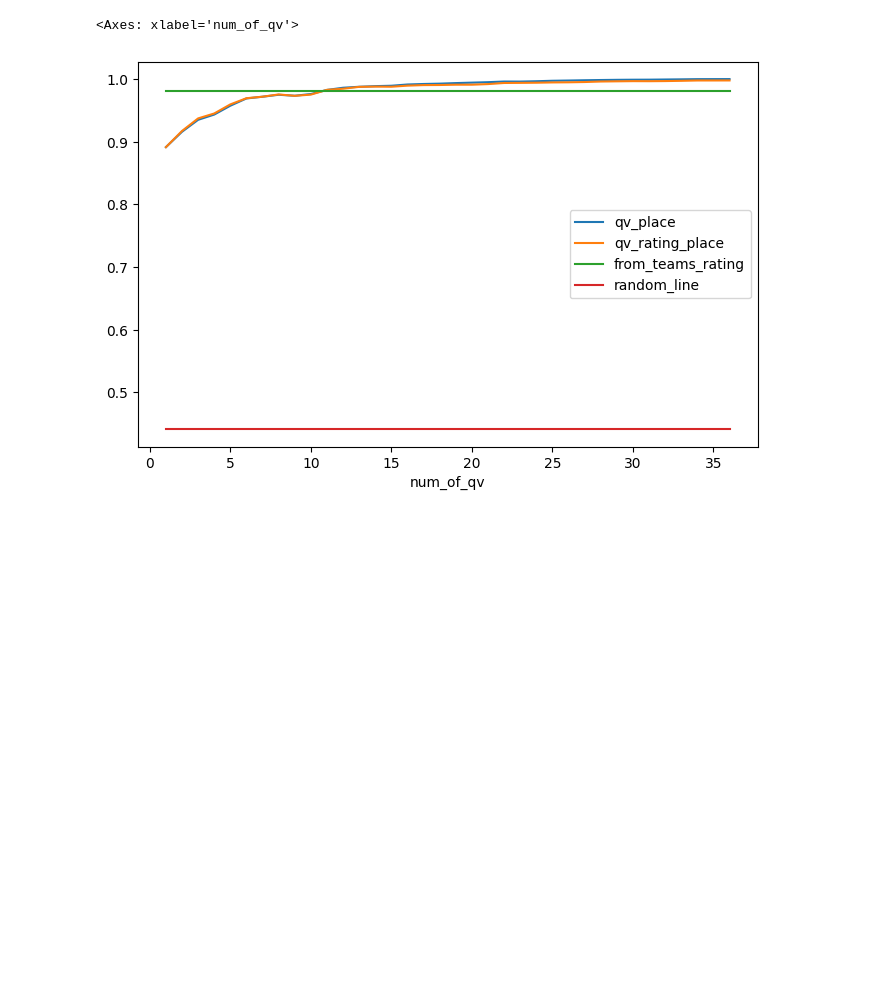
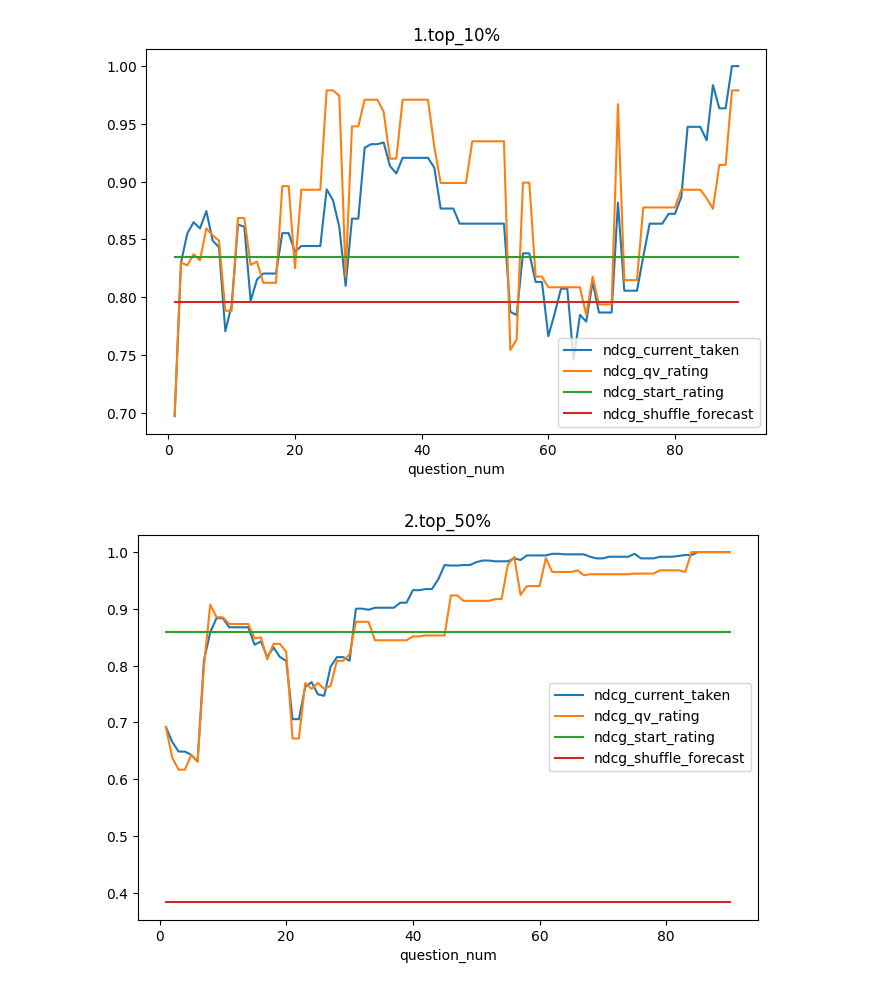
Before and after one commit to rosolimo212/chgk_results, a Jupyter notebook: per.ipynb, the cells around one changed output. Drawn from its saved outputs; the diff is of its cells as text; code cells hidden in the pictures; blank space fills up the shorter version.

```diff
--- a/per.ipynb
+++ b/per.ipynb
@@ -145,32 +340,11 @@ make_metric(metric_test_df, 'target', 'random', k=n)
-# %%
-# а теперь проход по всем вопроса турнира
-res_lst = []
-qv_rating_lst = []
-
-num_of_questions = work_df['numqv'].values[0]
-num_of_teams = work_df['team_id'].nunique()
-for i in range(1, num_of_questions+1):
-    qv_forecast_df = get_current_taken_forecast(work_df, i)
-    rating_forecast_df = get_current_qv_rating_forecast(work_df, i)
-    res_lst.append(make_metric(qv_forecast_df, 'current_place', 'target', k=num_of_teams))
-    qv_rating_lst.append(make_metric(rating_forecast_df, 'rating_place', 'target', k=num_of_teams))
-
-res_df = pd.DataFrame(res_lst)
-res_df.columns = ['qv_place']
-res_df['qv_rating_place'] = qv_rating_lst
-res_df['num_of_qv'] = range(1, len(res_df)+1)
-
-# добавляем бенчмарки
-# рейтинг команд
-res_df['from_teams_rating'] = make_metric(tourn_df, 'predictedPosition', 'position', k=num_of_teams)
-
-# его величество рандом
-places = list(range(1, len(tourn_df)+1))
-random.shuffle(places)
-tourn_df['random'] = places
-res_df['random_line'] = make_metric(tourn_df, 'random', 'position', k=len(res_df))
-
-res_df.set_index('num_of_qv').plot()
-# %% [output]
-<Axes: xlabel='num_of_qv'>
-[figure, removed]
+# %%
+for segment in res_df['segment'].unique():
+    res_df[res_df['segment'] == segment].set_index('question_num')[[
+                                                                    'ndcg_current_taken',
+                                                                    'ndcg_qv_rating',
+                                                                    'ndcg_start_rating',
+                                                                    'ndcg_shuffle_forecast',
+                                                                    ]].plot(title=segment)
+# %% [output]
+[figure, added]
+[figure, added]
```
Also changed, not shown: parts of 23 cells of this notebook.
